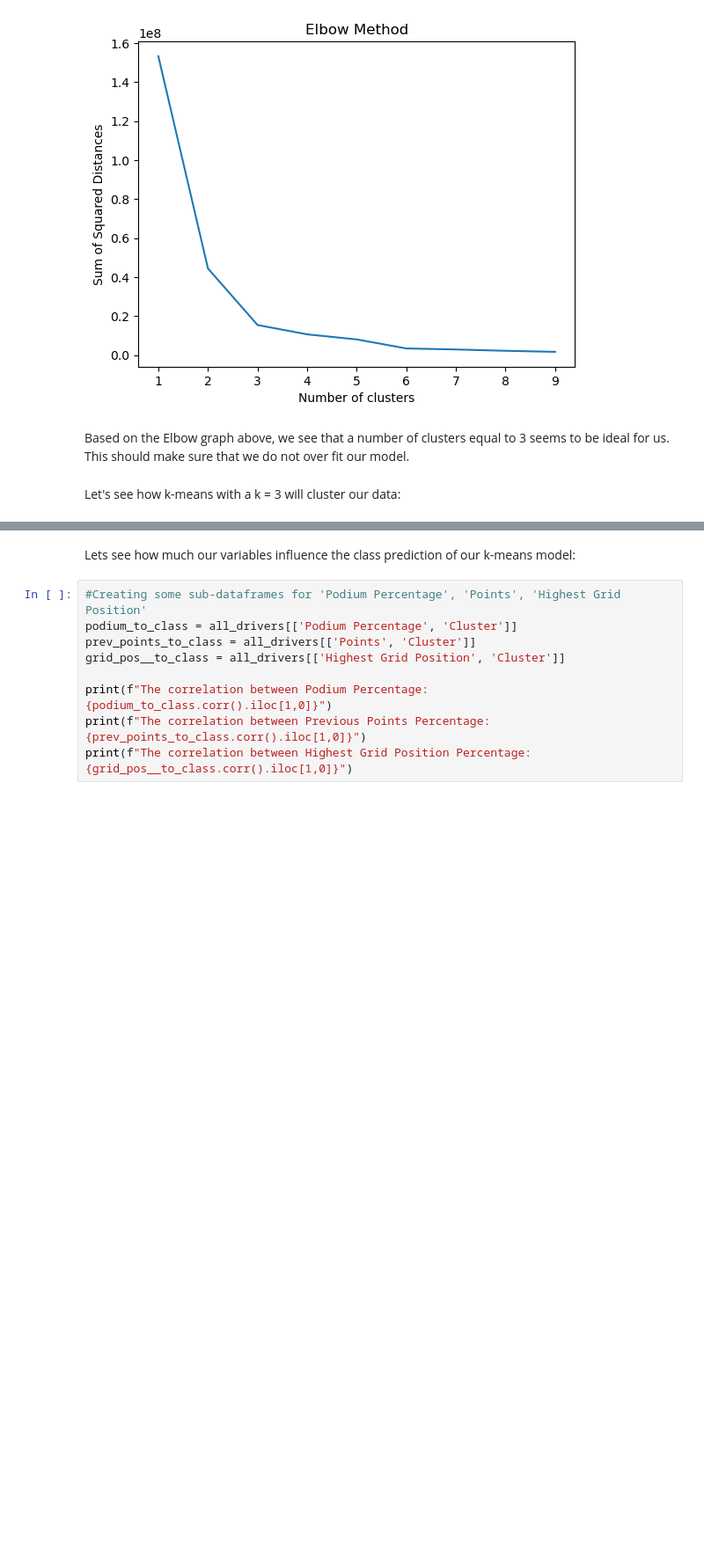
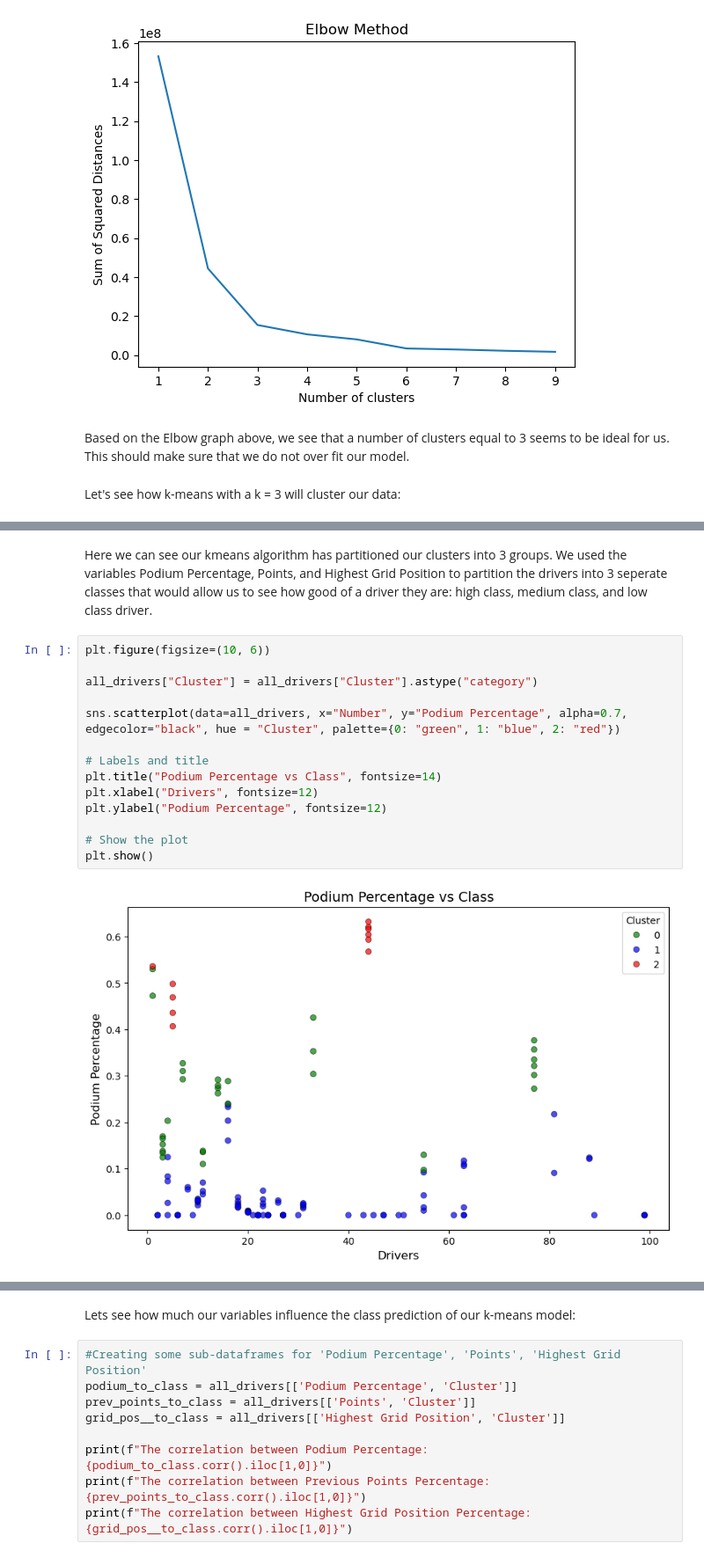
Before and after one commit to Dekamayaro/F1-Prediction-Project, a Jupyter notebook: project.ipynb, the cells around one changed output, grey strips where cells are left out. Shown at 88% size. Cells and saved outputs as stored; diff of their text form; blank space fills up the shorter version.

Commit message:
Did more analysis using clusters from kmeans algorithm

```diff
--- a/project.ipynb
+++ b/project.ipynb
@@ -208,3 +190,21 @@ all_drivers.head()
 | 2 | 33.0 | Red Bull Racing | Netherlands | 31 | 948.0 | 102 | 0 | ... |
 | 3 | 16.0 | Ferrari | Monaco | 10 | 303.0 | 42 | 0 | ... |
 | 4 | 5.0 | Ferrari | Germany | 120 | 2985.0 | 241 | 4 | ... |
+# %% [markdown]
+Here we can see our kmeans algorithm has partitioned our clusters into 3 groups. We used the variables Podium Percentage, Points, and Highest Grid Position to partition the drivers into 3 seperate classes that would allow us to see how good of a driver they are: high class, medium class, and low class driver.
+# %%
+plt.figure(figsize=(10, 6))
+
+all_drivers["Cluster"] = all_drivers["Cluster"].astype("category")
+
+sns.scatterplot(data=all_drivers, x="Number", y="Podium Percentage", alpha=0.7, edgecolor="black", hue = "Cluster", palette={0: "green", 1: "blue", 2: "red"})
+
+# Labels and title
+plt.title("Podium Percentage vs Class", fontsize=14)
+plt.xlabel("Drivers", fontsize=12)
+plt.ylabel("Podium Percentage", fontsize=12)
+
+# Show the plot
+plt.show()
+# %% [output]
+[figure, added]
```
Also changed, not shown: parts of 8 cells of this notebook.
